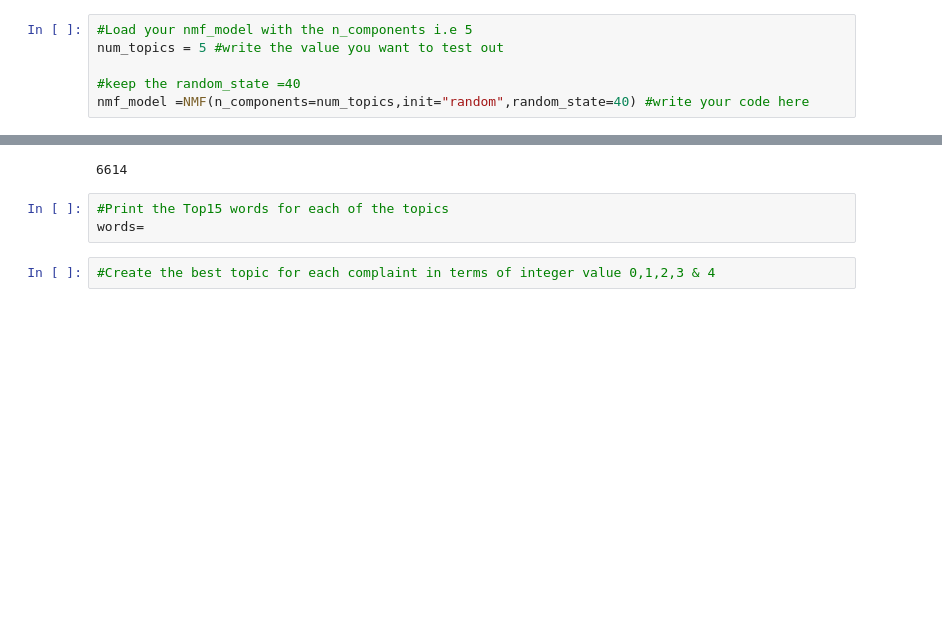
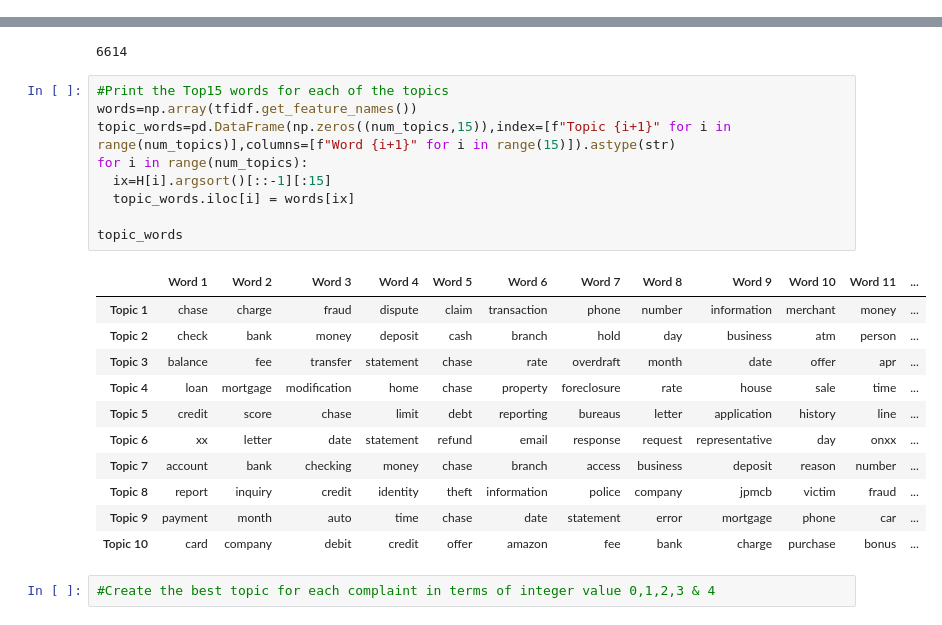
Before and after one commit to AxithChoudhary/Automatic_Ticket_Classification, a Jupyter notebook: Automatic_Ticket_Classification.ipynb, the cells around one changed output, grey strips where cells are left out. Cells and saved outputs as stored; diff of their text form; blank space fills up the shorter version.

```diff
--- a/Automatic_Ticket_Classification.ipynb
+++ b/Automatic_Ticket_Classification.ipynb
@@ -680,9 +660,3 @@ NotebookApp.rate_limit_window=3.0 (secs)
-# %%
-#Load your nmf_model with the n_components i.e 5
-num_topics = 5 #write the value you want to test out
-
-#keep the random_state =40
-nmf_model =NMF(n_components=num_topics,init="random",random_state=40) #write your code here
 # %%
 nmf_model.fit(tfidfMat)
 len(tfidf.get_feature_names())
@@ -692,9 +666,27 @@ Maximum number of iterations 200 reached. Increase it to improve convergence.
 
 Function get_feature_names is deprecated; get_feature_names is deprecated in 1.0 and will be removed in 1.2. Please use get_feature_names_out instead.
 6614
-# %%
-#Print the Top15 words for each of the topics
-words=
+# %%
+#Print the Top15 words for each of the topics
+words=np.array(tfidf.get_feature_names())
+topic_words=pd.DataFrame(np.zeros((num_topics,15)),index=[f"Topic {i+1}" for i in range(num_topics)],columns=[f"Word {i+1}" for i in range(15)]).astype(str)
+for i in range(num_topics):
+  ix=H[i].argsort()[::-1][:15]
+  topic_words.iloc[i] = words[ix]
+
+topic_words
+# %% [output]
+|  | Word 1 | Word 2 | Word 3 | Word 4 | Word 5 | Word 6 | Word 7 | Word 8 | Word 9 | Word 10 | Word 11 | ... |
+| Topic 1 | chase | charge | fraud | dispute | claim | transaction | phone | number | information | merchant | money | ... |
+| Topic 2 | check | bank | money | deposit | cash | branch | hold | day | business | atm | person | ... |
+| Topic 3 | balance | fee | transfer | statement | chase | rate | overdraft | month | date | offer | apr | ... |
+| Topic 4 | loan | mortgage | modification | home | chase | property | foreclosure | rate | house | sale | time | ... |
+| Topic 5 | credit | score | chase | limit | debt | reporting | bureaus | letter | application | history | line | ... |
+| Topic 6 | xx | letter | date | statement | refund | email | response | request | representative | day | onxx | ... |
+| Topic 7 | account | bank | checking | money | chase | branch | access | business | deposit | reason | number | ... |
+| Topic 8 | report | inquiry | credit | identity | theft | information | police | company | jpmcb | victim | fraud | ... |
+| Topic 9 | payment | month | auto | time | chase | date | statement | error | mortgage | phone | car | ... |
+| Topic 10 | card | company | debit | credit | offer | amazon | fee | bank | charge | purchase | bonus | ... |
 # %%
 #Create the best topic for each complaint in terms of integer value 0,1,2,3 & 4
 # %%
```
Also changed, not shown: parts of 1 cell of this notebook.
